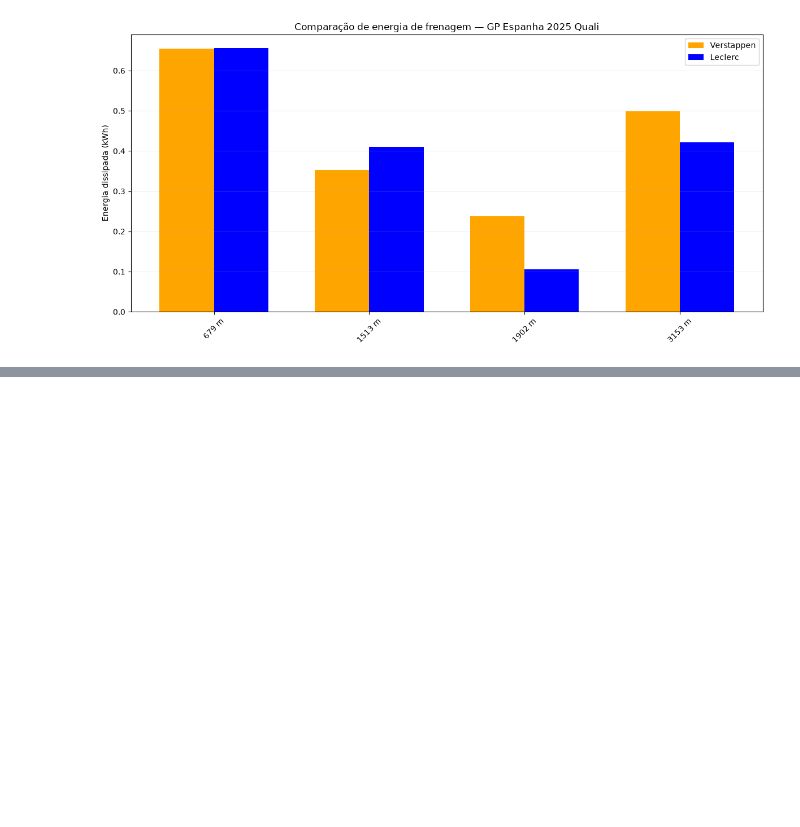
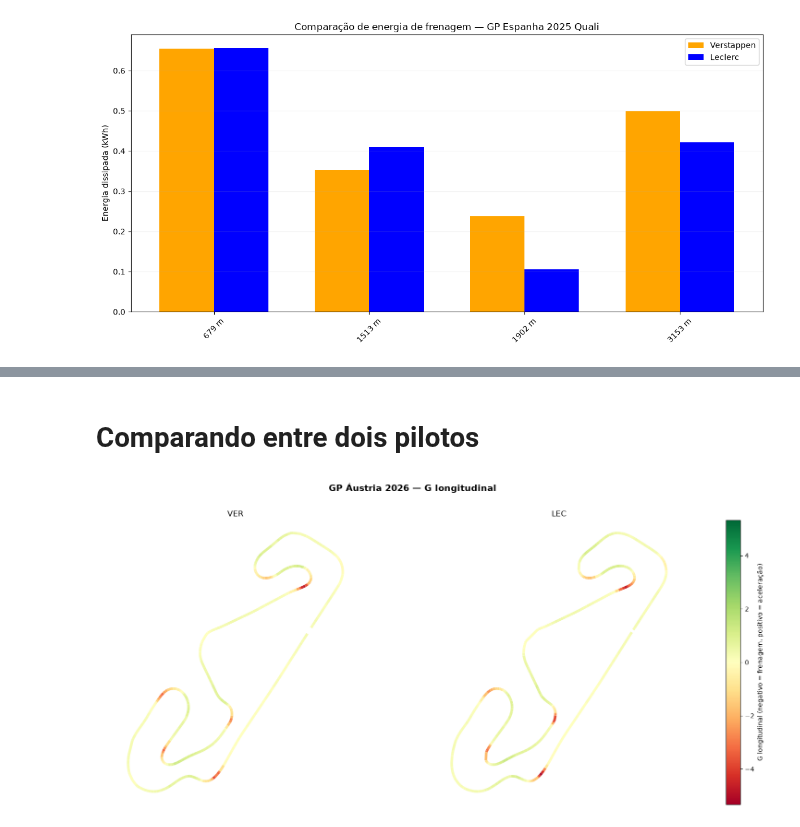
Before and after one commit to Mazzoni-mat-ap/telemetria-f1, a Jupyter notebook: notebooks/MODULO2.ipynb, the cells around one changed output, grey strips where cells are left out. Cells and saved outputs as stored; diff of their text form; code cells hidden in the pictures; blank space fills up the shorter version.

```diff
--- a/notebooks/MODULO2.ipynb
+++ b/notebooks/MODULO2.ipynb
@@ -676,0 +671,6 @@ comparar_energia_frenagem(energia_ver, energia_lec, 'Verstappen', 'Leclerc', tit
+# %% [markdown]
+# Comparando entre dois pilotos
+# %%
+comparar_mapas_g_longitudinal(tel_ver, tel_lec, 'VER', 'LEC', 'GP Áustria 2026 — G longitudinal')
+# %% [output]
+[figure, added]
```
Also changed, not shown: parts of 4 cells of this notebook, 4 other files.
